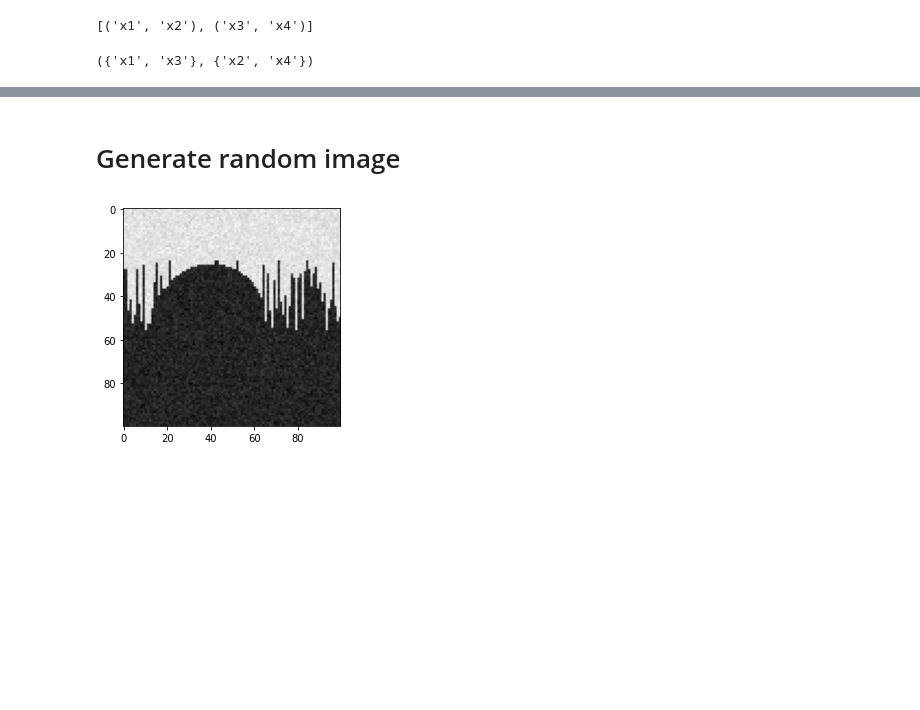
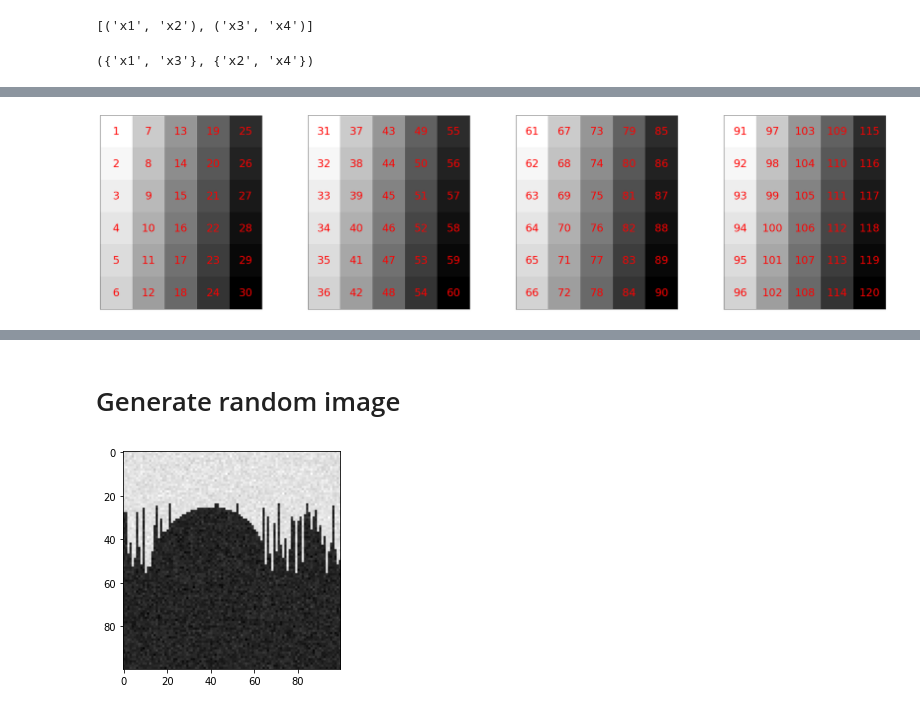
Before and after one commit to namhoangle/quantum-graph, a Jupyter notebook: qaoa.ipynb, the cells around one changed output, grey strips where cells are left out. Cells and saved outputs as stored; diff of their text form; code cells hidden in the pictures; blank space fills up the shorter version.

Commit message:
function to create arbitrary graph

```diff
--- a/qaoa.ipynb
+++ b/qaoa.ipynb
@@ -549,20 +509,63 @@ for i in range(size[1]):
-# %%
-size = [5, 3]
-
-
-for i in range(size[0]):
-    for j in range(size[1]):
-        G.add_edge((i, j), (i, j + 1), capacity=terminal_weight[i][j])
-        G.add_edge((i, j), (i + 1, j), capacity=terminal_weight[i][j])
-        G.add_edge((i, j), (i, j - 1), capacity=terminal_weight[i][j])
-        G.add_edge((i, j), (i - 1, j), capacity=terminal_weight[i][j])
-
-G.add_edge("x", "a", capacity=3.0)
-G.add_edge("x", "b", capacity=1.0)
-G.add_edge("a", "c", capacity=3.0)
-G.add_edge("b", "c", capacity=5.0)
-G.add_edge("b", "d", capacity=4.0)
-G.add_edge("d", "e", capacity=2.0)
-G.add_edge("c", "y", capacity=2.0)
-G.add_edge("e", "y", capacity=3.0)
-nx.draw(G, with_labels=True)
+# %%
+import math
+
+cost_0 = [[ 1,  5,  9, 13],
+          [ 2,  6, 10, 14],
+          [ 3,  7, 11, 15],
+          [ 4,  8, 12, 16]]
+cost_1 = [[17, 21, 25, 29],
+          [18, 22, 26, 30],
+          [19, 23, 27, 31],
+          [20, 24, 28, 32]]
+cost_2 = [[33, 37, 41, 45],
+          [34, 38, 42, 46],
+          [35, 39, 43, 47],
+          [36, 40, 44, 48]]
+cost_3 = [[49, 53, 57, 61],
+          [50, 54, 58, 62],
+          [51, 55, 59, 63],
+          [52, 56, 60, 64]]
+
+cost = np.array([cost_0, cost_1, cost_2, cost_3])
+
+def create_cost_array(nslice, nnode, ncol):
+    flat_array = np.arange(1, nslice*nnode*ncol + 1)
+    cost_array = flat_array.reshape(nslice, nnode, ncol).transpose(0, 2, 1)
+
+    return cost_array
+
+# Example usage:
+cost = create_cost_array(4, 5, 6)
+print(cost)
+
+
+# graph = build_graph_3d(n, n, n, cost)
+# print(graph)
+
+# create the 3D plot
+dim_slice, dim_node, dim_col = cost.shape
+
+# plot cost[0] as a 2D image
+nrows = math.ceil(dim_slice/4)
+figs, axs = plt.subplots(nrows=nrows, ncols=dim_slice, figsize=(dim_slice * 10, nrows * 10))
+
+count_ax=0
+for i in range(dim_slice):
+    axs.flatten()[count_ax].imshow(cost[i], cmap=plt.cm.gray_r, interpolation='nearest')
+    # show value in each cell of the matrix
+    for x in range(cost[i].shape[0]):
+        for y in range(cost[i].shape[1]):
+            axs[count_ax].text(y, x, '%.0f' % cost[i][x, y],
+                               horizontalalignment='center',
+                               verticalalignment='center',
+                               color='red',
+                               fontsize=30)
+    axs[count_ax].set_xticks([])
+    axs[count_ax].set_yticks([])
+    count_ax += 1
+    # ax.xlabel('columns')
+    # ax.ylabel('')
+
+
+plt.show()
+# %% [output]
@@ -568,0 +589 @@ nx.draw(G, with_labels=True)
+[figure, added]
```
Also changed, not shown: parts of 9 cells of this notebook, 2 other files.
